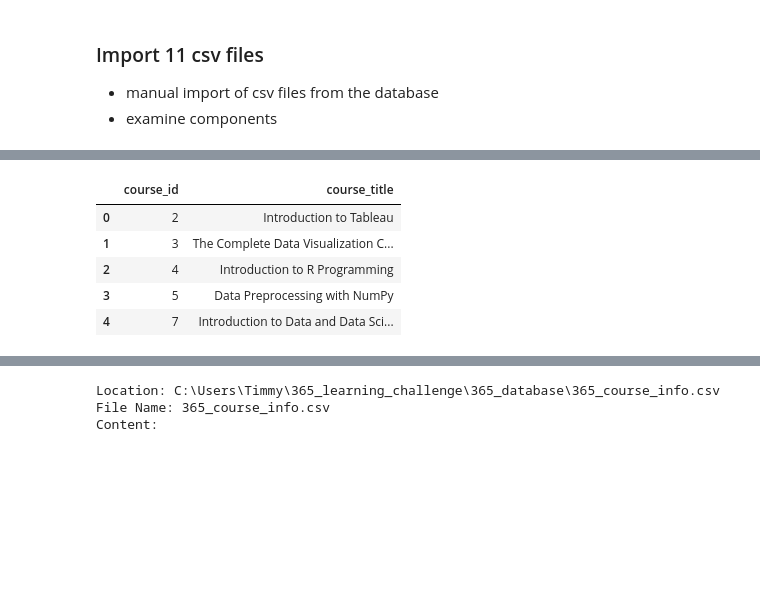
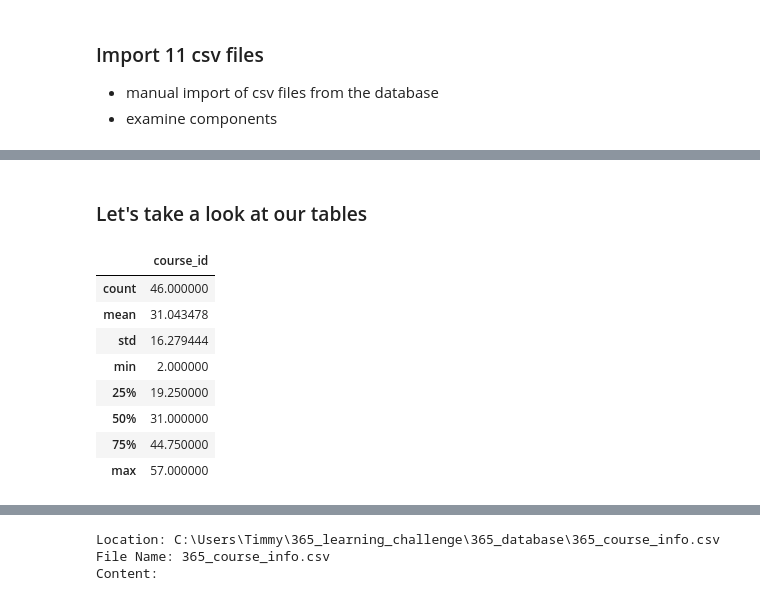
Before and after one commit to tim-keriazes/365-Learning--Data--Challenge, a Jupyter notebook: working_notebook.ipynb, the cells around one changed output, grey strips where cells are left out. Cells and saved outputs as stored; diff of their text form; code cells hidden in the pictures; blank space fills up the shorter version.

Commit message:
Exploring Data Tables

```diff
--- a/working_notebook.ipynb
+++ b/working_notebook.ipynb
@@ -30,12 +39,17 @@ student_info=pd.read_csv(r'365_student_info.csv')
 student_learning=pd.read_csv(r'365_student_learning.csv')
 student_purchases=pd.read_csv(r'365_student_purchases.csv')
 student_quizzes=pd.read_csv(r'365_student_quizzes.csv')
+# %% [markdown]
+### Let's take a look at our tables
 # %%
-course_info.head()
+course_info.describe()
 # %% [output]
-|  | course_id | course_title |
-| 0 | 2 | Introduction to Tableau |
-| 1 | 3 | The Complete Data Visualization C... |
-| 2 | 4 | Introduction to R Programming |
-| 3 | 5 | Data Preprocessing with NumPy |
-| 4 | 7 | Introduction to Data and Data Sci... |
+|  | course_id |
+| count | 46.000000 |
+| mean | 31.043478 |
+| std | 16.279444 |
+| min | 2.000000 |
+| 25% | 19.250000 |
+| 50% | 31.000000 |
+| 75% | 44.750000 |
+| max | 57.000000 |
```
Also changed, not shown: parts of 35 cells of this notebook.
